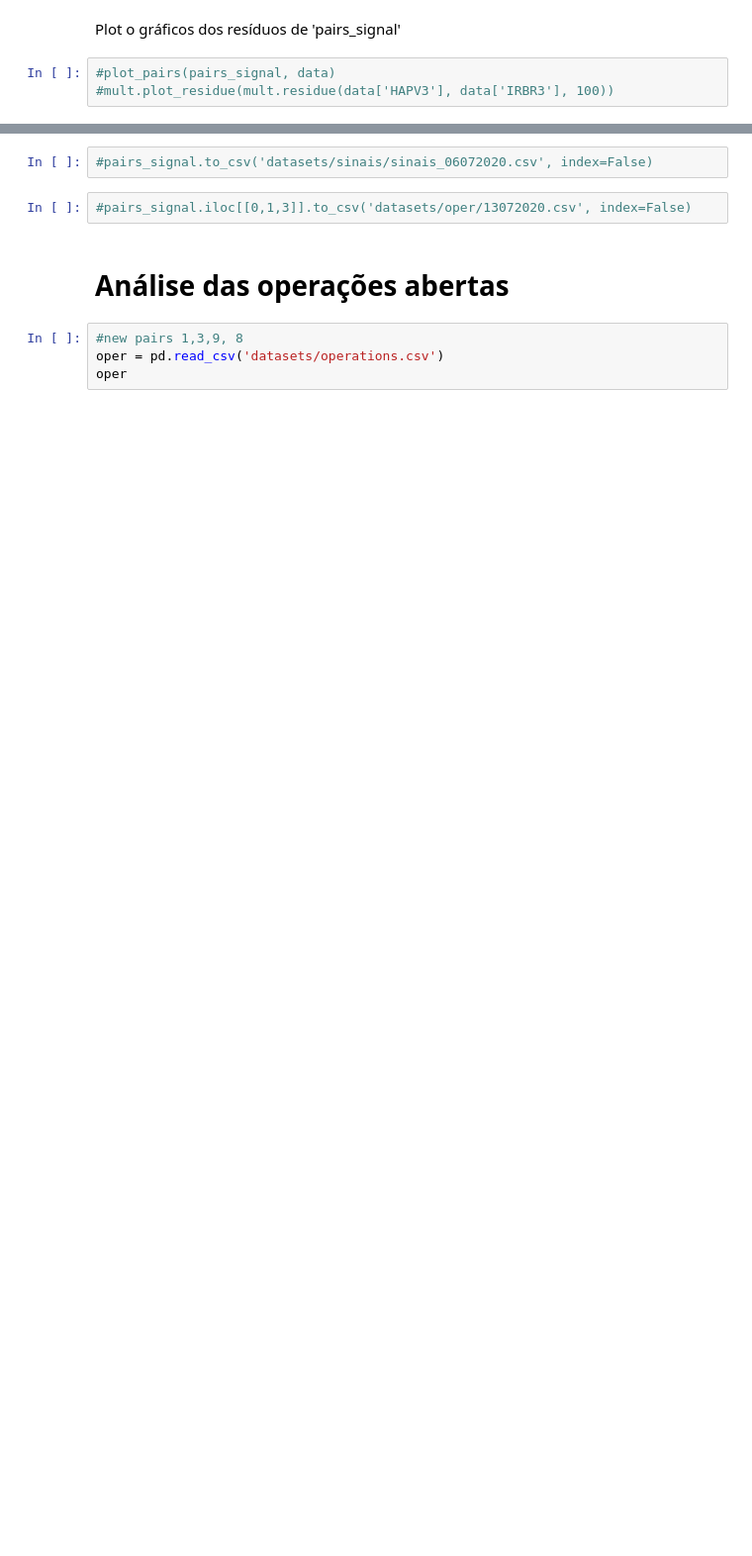
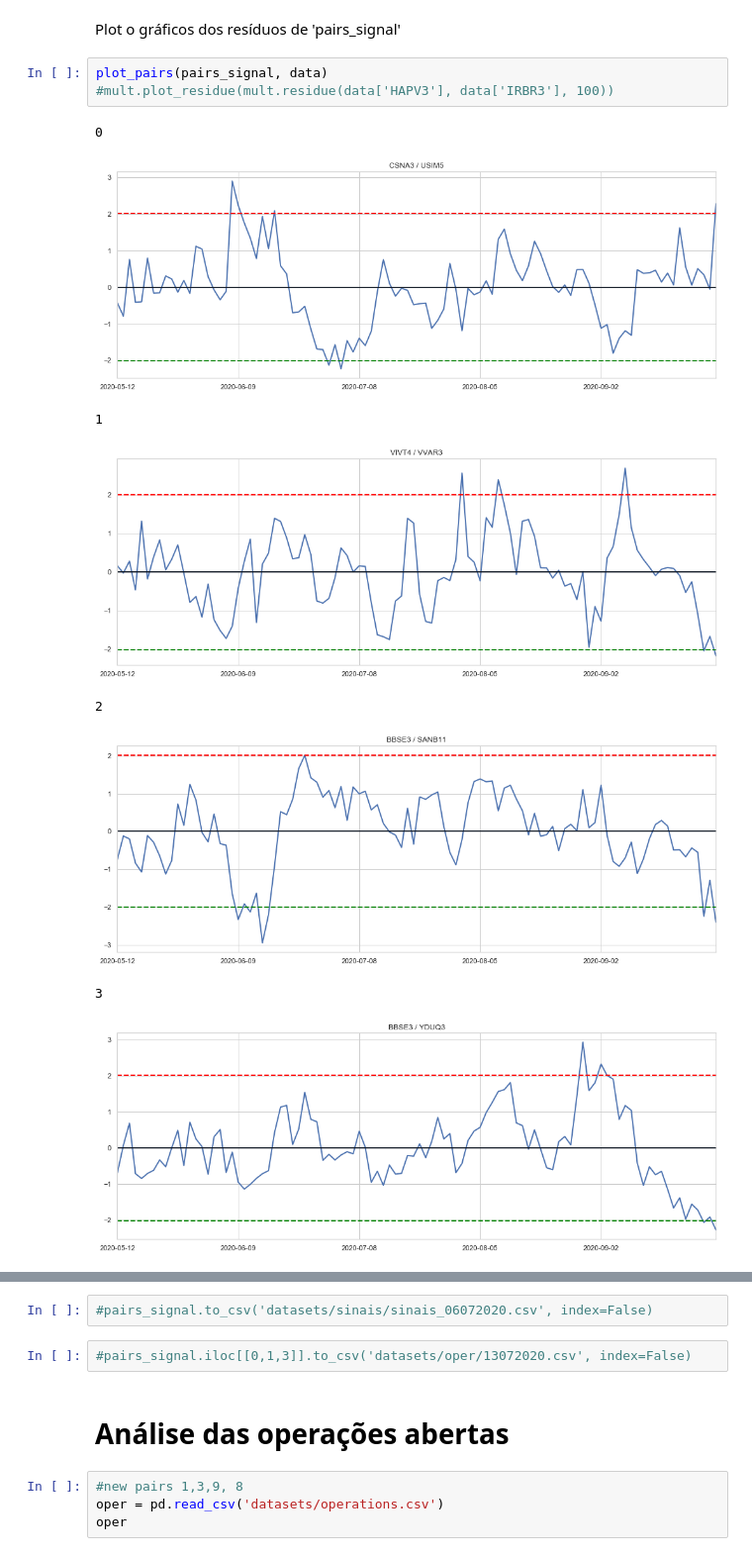
Before and after one commit to andreolvgomes/long-short-by-cointegration, a Jupyter notebook: Analysis-Pairs-Mult.ipynb, the cells around one changed output, grey strips where cells are left out. Shown at 99% size. Drawn from its saved outputs; the diff is of its cells as text; blank space fills up the shorter version.

```diff
--- a/Analysis-Pairs-Mult.ipynb
+++ b/Analysis-Pairs-Mult.ipynb
@@ -110,5 +113,14 @@ pairs_signal
 # %% [markdown]
 Plot o gráficos dos resíduos de 'pairs_signal'
 # %%
-#plot_pairs(pairs_signal, data)
+plot_pairs(pairs_signal, data)
 #mult.plot_residue(mult.residue(data['HAPV3'], data['IRBR3'], 100))
+# %% [output]
+0
+[figure, added]
+1
+[figure, added]
+2
+[figure, added]
+3
+[figure, added]
```
Also changed, not shown: parts of 9 cells of this notebook, 6 other files.
